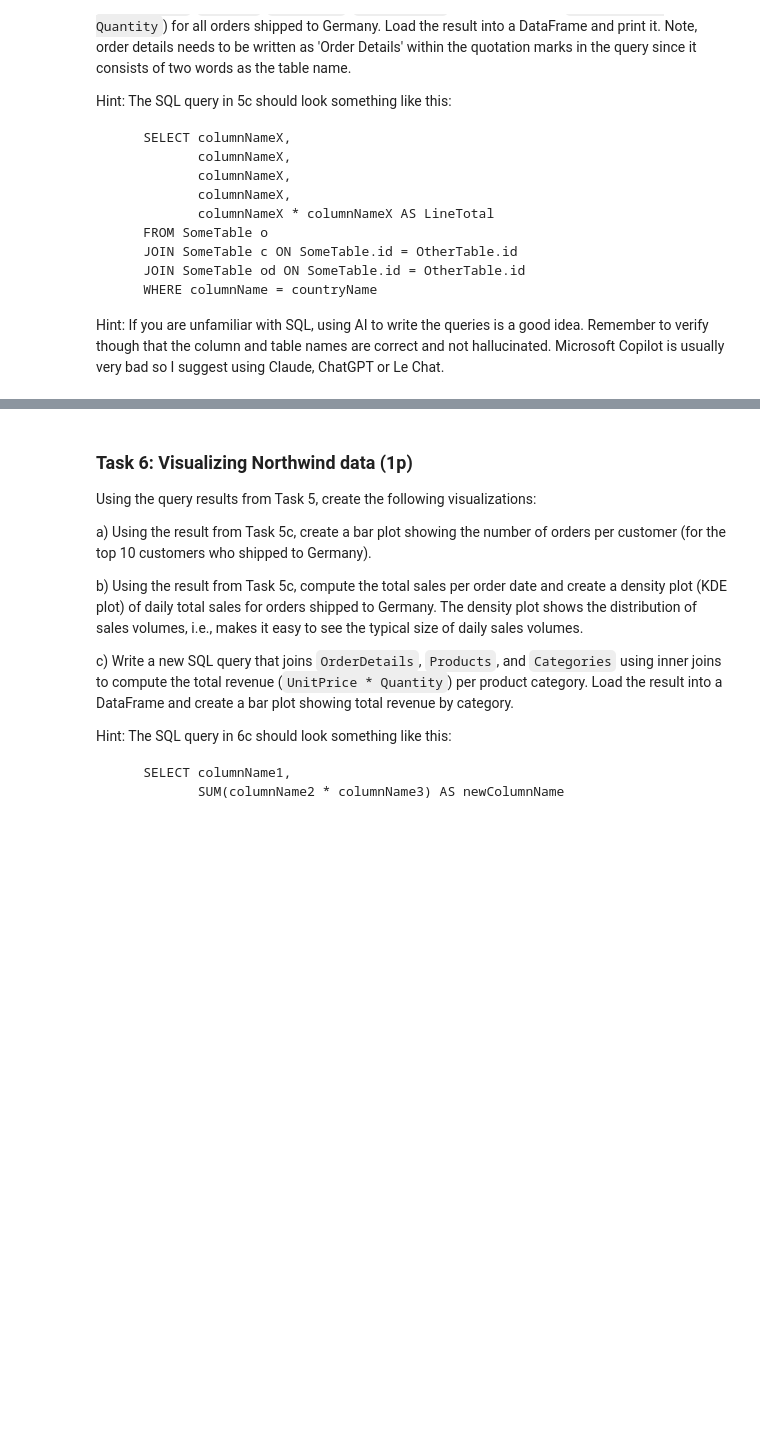
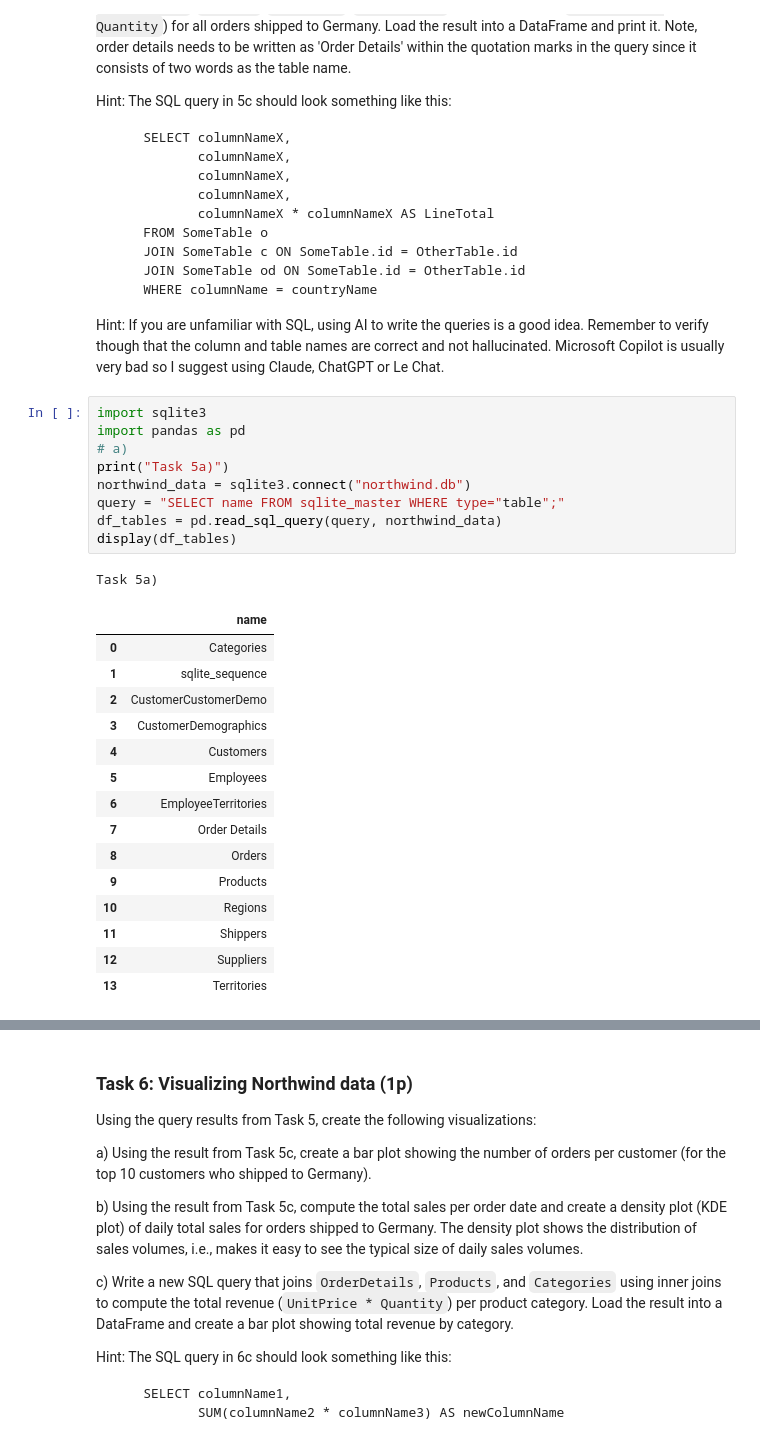
Before and after one commit to Tuandinh-projects/Python2026, a Jupyter notebook: assignment/assignment2/assignment2.ipynb, the cells around one changed output, grey strips where cells are left out. Drawn from its saved outputs; the diff is of its cells as text; blank space fills up the shorter version.

````diff
--- a/assignment/assignment2/assignment2.ipynb
+++ b/assignment/assignment2/assignment2.ipynb
@@ -314,3 +348,29 @@ Hint: The SQL query in 5c should look something like this:
 ```
 
 Hint: If you are unfamiliar with SQL, using AI to write the queries is a good idea. Remember to verify though that the column and table names are correct and not hallucinated. Microsoft Copilot is usually very bad so I suggest using Claude, ChatGPT or Le Chat.
+# %%
+import sqlite3
+import pandas as pd
+# a)
+print("Task 5a)")
+northwind_data = sqlite3.connect("northwind.db")
+query = "SELECT name FROM sqlite_master WHERE type="table";"
+df_tables = pd.read_sql_query(query, northwind_data)
+display(df_tables)
+# %% [output]
+Task 5a)
+|  | name |
+| 0 | Categories |
+| 1 | sqlite_sequence |
+| 2 | CustomerCustomerDemo |
+| 3 | CustomerDemographics |
+| 4 | Customers |
+| 5 | Employees |
+| 6 | EmployeeTerritories |
+| 7 | Order Details |
+| 8 | Orders |
+| 9 | Products |
+| 10 | Regions |
+| 11 | Shippers |
+| 12 | Suppliers |
+| 13 | Territories |
````
Also changed, not shown: parts of 6 cells of this notebook, 5 other files.
